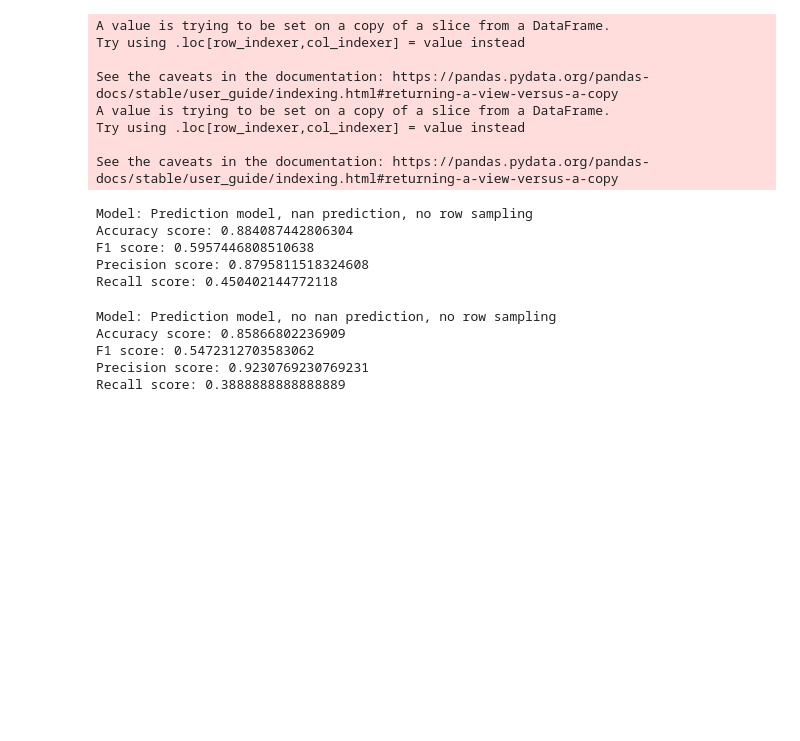
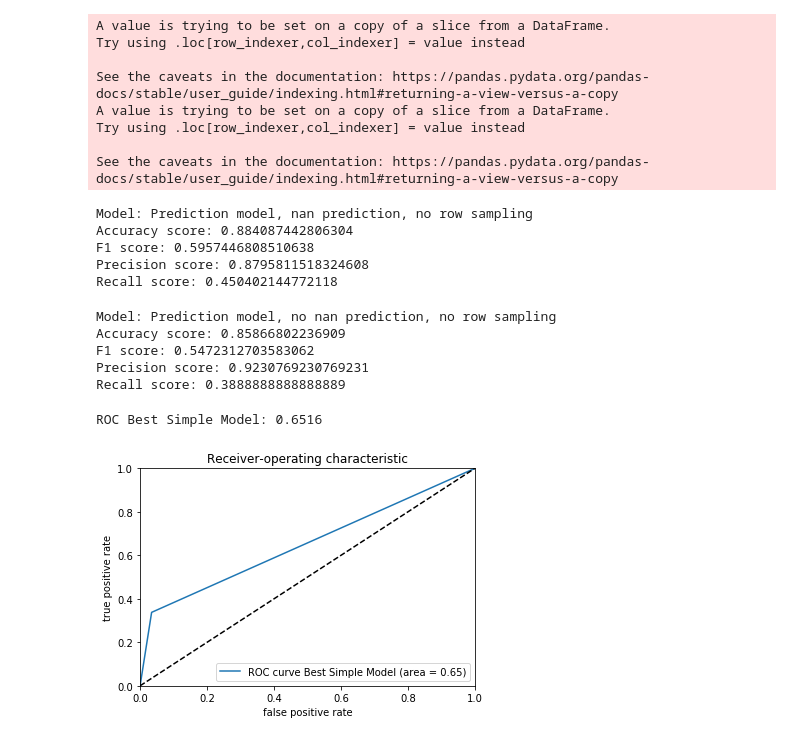
Before and after one commit to AbdullahKeteldijk/credit_default_kaggle, a Jupyter notebook: notebooks/05_ensemble_model_updated.ipynb, the cells around one changed output. Saved outputs shown, nothing was run; the diff lists cells and outputs as text; code cells hidden in the pictures; blank space fills up the shorter version.

```diff
--- a/notebooks/05_ensemble_model_updated.ipynb
+++ b/notebooks/05_ensemble_model_updated.ipynb
@@ -303,6 +303,7 @@ class ModelPipeline():
             self.simp = LogisticRegression(random_state=42)
             self.simp.fit(self.X_train, self.y_train)
             self.prediction = self.simp.predict(self.X_test)
+            self.proba = self.simp.predict_proba(self.X_test)
 
         else:
             self.ens = EnsembleModel(row_sampling=self.row_sampling, random_state=self.random_state,
@@ -312,11 +313,13 @@ class ModelPipeline():
 
             if self.mean_model:
                 self.prediction = self.probabilities_to_int(self.y_pred)
+                self.proba = self.y_pred
 
             else:
                 self.lr_pred = LogisticRegression(random_state=42, solver=self.solver)
                 self.lr_pred.fit(y_pred_mat, self.y_test)
                 self.prediction = self.lr_pred.predict(y_pred_mat)
+                self.proba = self.lr_pred.predict_proba(y_pred_mat)
 
 
     def generate_model_name(self):
@@ -370,10 +373,10 @@ F1 score: 0.4423076923076923
 Precision score: 0.71875
 Recall score: 0.3194444444444444
 # %%
-pipe = ModelPipeline(df, simple_model=True, predict_nan=True, row_sampling=False,
+pipe1 = ModelPipeline(df, simple_model=True, predict_nan=True, row_sampling=False,
                      model_name='Simple model, nan prediction, no row sampling')
-pipe.fit_transform()
-pipe.print_model_performance()
+pipe1.fit_transform()
+pipe1.print_model_performance()
 # %% [output]
 A value is trying to be set on a copy of a slice from a DataFrame.
 Try using .loc[row_indexer,col_indexer] = value instead
@@ -519,3 +522,31 @@ Accuracy score: 0.85866802236909
 F1 score: 0.5472312703583062
 Precision score: 0.9230769230769231
 Recall score: 0.3888888888888889
+# %%
+def plot_roc_curve(y_true, y_pred, model_name):
+
+    fpr, tpr, thresholds = roc_curve(y_true, y_pred, pos_label=1, drop_intermediate=True)
+    roc_auc = auc(fpr, tpr)
+
+    # plot ROC curve
+    plt.plot(fpr, tpr, label="ROC curve %s (area = {:.2f})".format(roc_auc) %(model_name))
+    plt.plot([0, 1], [0, 1], 'k--')
+    plt.xlim([0.0, 1.0])
+    plt.ylim([0.0, 1.0])
+    plt.xlabel('false positive rate')
+    plt.ylabel('true positive rate')
+    plt.title('Receiver-operating characteristic')
+    plt.legend(loc="lower right")
+
+    print("ROC %s: {:.4f}".format(roc_auc) %(model_name))
+
+    return None
+# %%
+from sklearn.metrics import precision_recall_curve, average_precision_score
+from sklearn.metrics import roc_curve, auc
+from sklearn.metrics import accuracy_score
+
+plot_roc_curve(pipe1.y_test, pipe1.prediction,'Best Simple Model')
+# %% [output]
+ROC Best Simple Model: 0.6516
+[figure, added]
```
Also changed, not shown: parts of 7 cells of this notebook, 4 other files.
